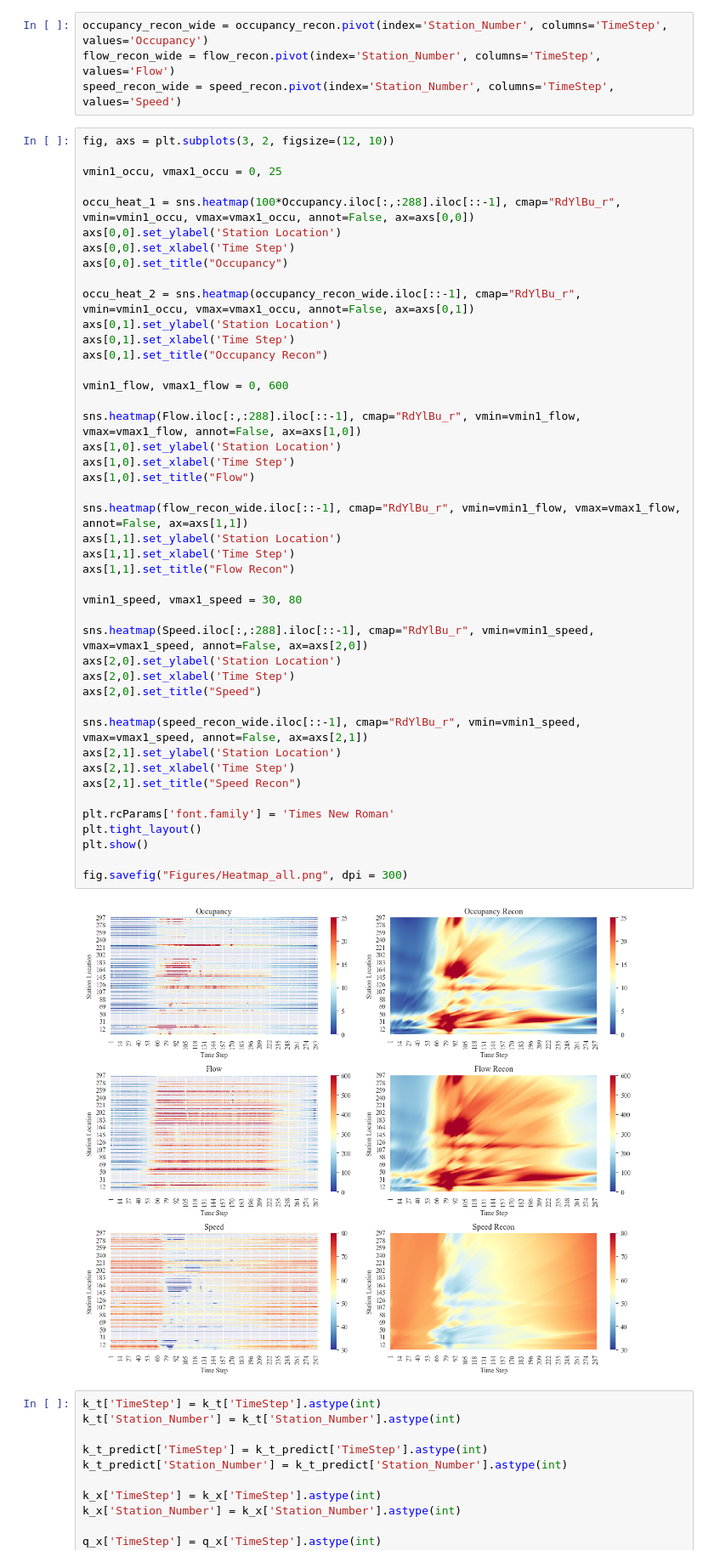
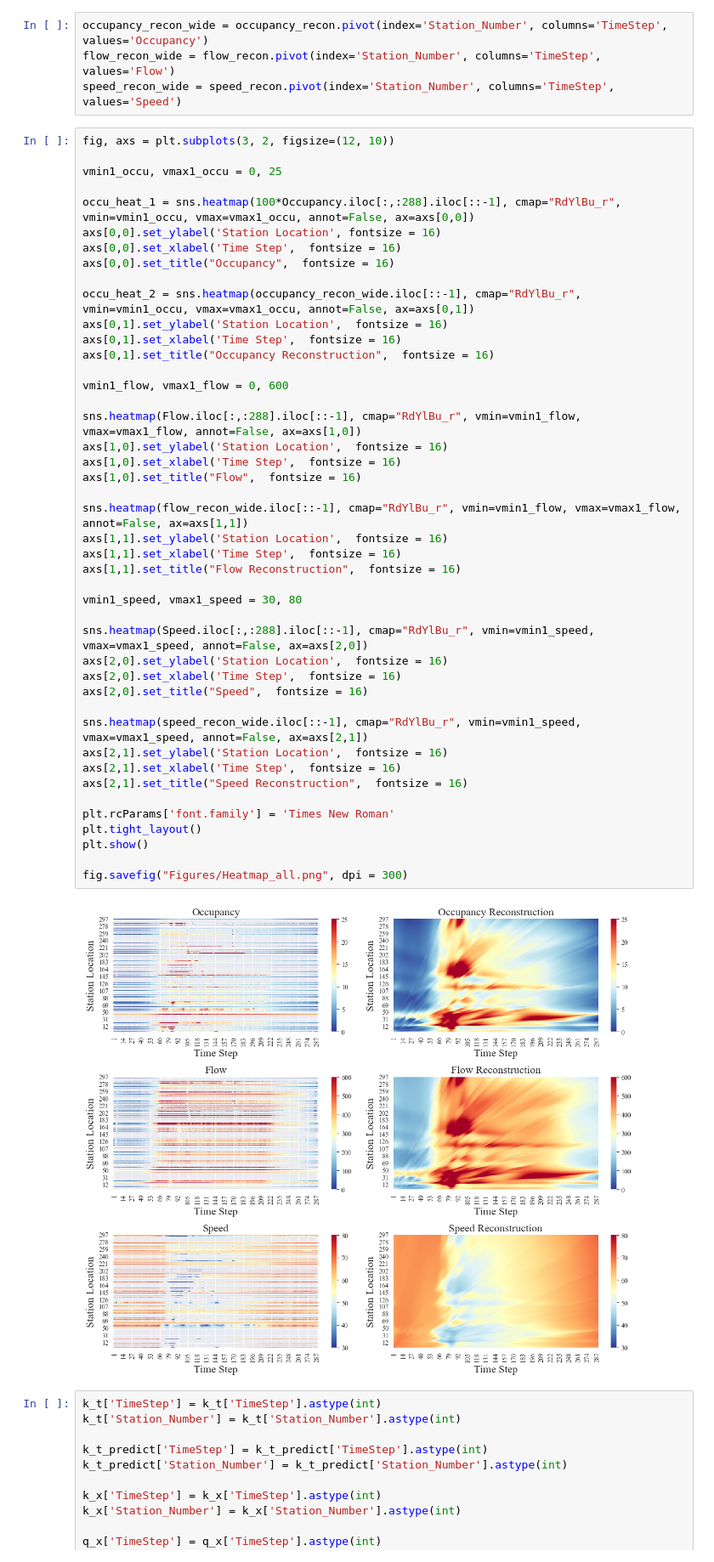
Before and after one commit to wzh96/Flow_PDE_FIND, a Jupyter notebook: Clean_Data_Plot.ipynb, the cells around one changed output. Shown at 85% size. Cells and saved outputs as stored; diff of their text form.

Commit message:
update second order plots

```diff
--- a/Clean_Data_Plot.ipynb
+++ b/Clean_Data_Plot.ipynb
@@ -110,49 +110,49 @@ speed_recon_wide = speed_recon.pivot(index='Station_Number', columns='TimeStep',
 # %%
 fig, axs = plt.subplots(3, 2, figsize=(12, 10))
 
 vmin1_occu, vmax1_occu = 0, 25
 
 occu_heat_1 = sns.heatmap(100*Occupancy.iloc[:,:288].iloc[::-1], cmap="RdYlBu_r", vmin=vmin1_occu, vmax=vmax1_occu, annot=False, ax=axs[0,0])
-axs[0,0].set_ylabel('Station Location')
-axs[0,0].set_xlabel('Time Step')
-axs[0,0].set_title("Occupancy")
+axs[0,0].set_ylabel('Station Location', fontsize = 16)
+axs[0,0].set_xlabel('Time Step',  fontsize = 16)
+axs[0,0].set_title("Occupancy",  fontsize = 16)
 
 occu_heat_2 = sns.heatmap(occupancy_recon_wide.iloc[::-1], cmap="RdYlBu_r", vmin=vmin1_occu, vmax=vmax1_occu, annot=False, ax=axs[0,1])
-axs[0,1].set_ylabel('Station Location')
-axs[0,1].set_xlabel('Time Step')
-axs[0,1].set_title("Occupancy Recon")
+axs[0,1].set_ylabel('Station Location',  fontsize = 16)
+axs[0,1].set_xlabel('Time Step',  fontsize = 16)
+axs[0,1].set_title("Occupancy Reconstruction",  fontsize = 16)
 
 vmin1_flow, vmax1_flow = 0, 600
 
 sns.heatmap(Flow.iloc[:,:288].iloc[::-1], cmap="RdYlBu_r", vmin=vmin1_flow, vmax=vmax1_flow, annot=False, ax=axs[1,0])
-axs[1,0].set_ylabel('Station Location')
-axs[1,0].set_xlabel('Time Step')
-axs[1,0].set_title("Flow")
+axs[1,0].set_ylabel('Station Location',  fontsize = 16)
+axs[1,0].set_xlabel('Time Step',  fontsize = 16)
+axs[1,0].set_title("Flow",  fontsize = 16)
 
 sns.heatmap(flow_recon_wide.iloc[::-1], cmap="RdYlBu_r", vmin=vmin1_flow, vmax=vmax1_flow, annot=False, ax=axs[1,1])
-axs[1,1].set_ylabel('Station Location')
-axs[1,1].set_xlabel('Time Step')
-axs[1,1].set_title("Flow Recon")
+axs[1,1].set_ylabel('Station Location',  fontsize = 16)
+axs[1,1].set_xlabel('Time Step',  fontsize = 16)
+axs[1,1].set_title("Flow Reconstruction",  fontsize = 16)
 
 vmin1_speed, vmax1_speed = 30, 80
 
 sns.heatmap(Speed.iloc[:,:288].iloc[::-1], cmap="RdYlBu_r", vmin=vmin1_speed, vmax=vmax1_speed, annot=False, ax=axs[2,0])
-axs[2,0].set_ylabel('Station Location')
-axs[2,0].set_xlabel('Time Step')
-axs[2,0].set_title("Speed")
+axs[2,0].set_ylabel('Station Location',  fontsize = 16)
+axs[2,0].set_xlabel('Time Step',  fontsize = 16)
+axs[2,0].set_title("Speed",  fontsize = 16)
 
 sns.heatmap(speed_recon_wide.iloc[::-1], cmap="RdYlBu_r", vmin=vmin1_speed, vmax=vmax1_speed, annot=False, ax=axs[2,1])
-axs[2,1].set_ylabel('Station Location')
-axs[2,1].set_xlabel('Time Step')
-axs[2,1].set_title("Speed Recon")
+axs[2,1].set_ylabel('Station Location',  fontsize = 16)
+axs[2,1].set_xlabel('Time Step',  fontsize = 16)
+axs[2,1].set_title("Speed Reconstruction",  fontsize = 16)
 
 plt.rcParams['font.family'] = 'Times New Roman'
 plt.tight_layout()
 plt.show()
 
 fig.savefig("Figures/Heatmap_all.png", dpi = 300)
 # %% [output]
-[figure, old version]
+[figure, new version]
 # %%
 k_t['TimeStep'] = k_t['TimeStep'].astype(int)
 k_t['Station_Number'] = k_t['Station_Number'].astype(int)
```
Also changed, not shown: parts of 4 cells of this notebook, 5 other files.
